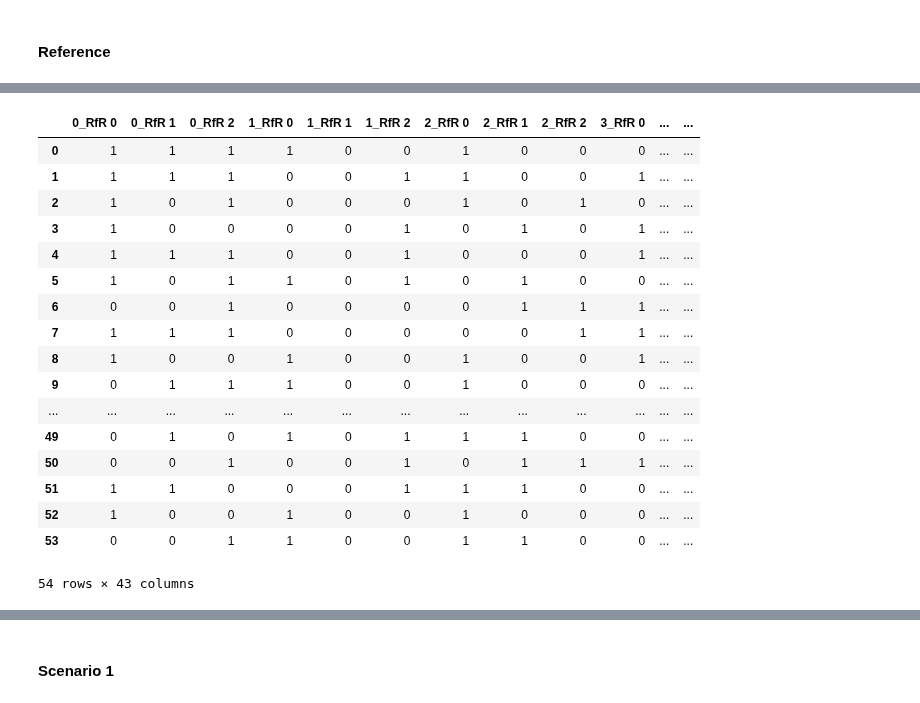
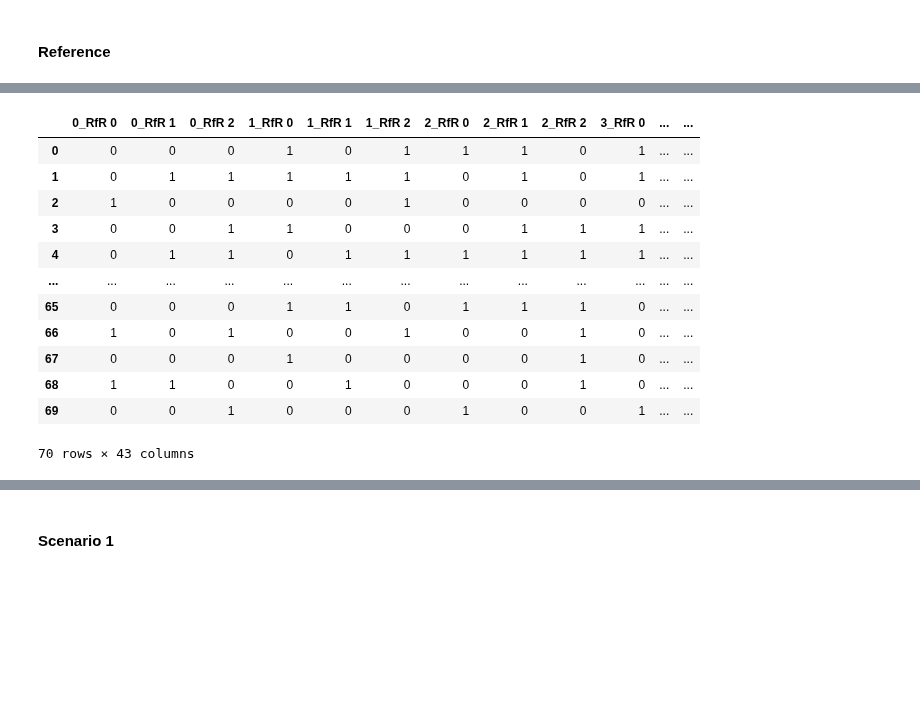
Before and after one commit to ndaswani1/EPA141A-labs, a Jupyter notebook: final assignment/dike_model_multi_scenario_MORDM.ipynb, the cells around one changed output, grey strips where cells are left out. Drawn from its saved outputs; the diff is of its cells as text; code cells hidden in the pictures; blank space fills up the shorter version.

```diff
--- a/final assignment/dike_model_multi_scenario_MORDM.ipynb
+++ b/final assignment/dike_model_multi_scenario_MORDM.ipynb
@@ -342,21 +352,0 @@ results, convergence = optimizations[0]
-# %%
-results
-# %% [output]
-|  | 0_RfR 0 | 0_RfR 1 | 0_RfR 2 | 1_RfR 0 | 1_RfR 1 | 1_RfR 2 | 2_RfR 0 | 2_RfR 1 | 2_RfR 2 | 3_RfR 0 | ... | ... |
-| 0 | 1 | 1 | 1 | 1 | 0 | 0 | 1 | 0 | 0 | 0 | ... | ... |
-| 1 | 1 | 1 | 1 | 0 | 0 | 1 | 1 | 0 | 0 | 1 | ... | ... |
-| 2 | 1 | 0 | 1 | 0 | 0 | 0 | 1 | 0 | 1 | 0 | ... | ... |
-| 3 | 1 | 0 | 0 | 0 | 0 | 1 | 0 | 1 | 0 | 1 | ... | ... |
-| 4 | 1 | 1 | 1 | 0 | 0 | 1 | 0 | 0 | 0 | 1 | ... | ... |
-| 5 | 1 | 0 | 1 | 1 | 0 | 1 | 0 | 1 | 0 | 0 | ... | ... |
-| 6 | 0 | 0 | 1 | 0 | 0 | 0 | 0 | 1 | 1 | 1 | ... | ... |
-| 7 | 1 | 1 | 1 | 0 | 0 | 0 | 0 | 0 | 1 | 1 | ... | ... |
-| 8 | 1 | 0 | 0 | 1 | 0 | 0 | 1 | 0 | 0 | 1 | ... | ... |
-| 9 | 0 | 1 | 1 | 1 | 0 | 0 | 1 | 0 | 0 | 0 | ... | ... |
-| ... | ... | ... | ... | ... | ... | ... | ... | ... | ... | ... | ... | ... |
-| 49 | 0 | 1 | 0 | 1 | 0 | 1 | 1 | 1 | 0 | 0 | ... | ... |
-| 50 | 0 | 0 | 1 | 0 | 0 | 1 | 0 | 1 | 1 | 1 | ... | ... |
-| 51 | 1 | 1 | 0 | 0 | 0 | 1 | 1 | 1 | 0 | 0 | ... | ... |
-| 52 | 1 | 0 | 0 | 1 | 0 | 0 | 1 | 0 | 0 | 0 | ... | ... |
-| 53 | 0 | 0 | 1 | 1 | 0 | 0 | 1 | 1 | 0 | 0 | ... | ... |
-54 rows × 43 columns
@@ -362,0 +356,16 @@ results
+# %%
+reference_set
+# %% [output]
+|  | 0_RfR 0 | 0_RfR 1 | 0_RfR 2 | 1_RfR 0 | 1_RfR 1 | 1_RfR 2 | 2_RfR 0 | 2_RfR 1 | 2_RfR 2 | 3_RfR 0 | ... | ... |
+| 0 | 0 | 0 | 0 | 1 | 0 | 1 | 1 | 1 | 0 | 1 | ... | ... |
+| 1 | 0 | 1 | 1 | 1 | 1 | 1 | 0 | 1 | 0 | 1 | ... | ... |
+| 2 | 1 | 0 | 0 | 0 | 0 | 1 | 0 | 0 | 0 | 0 | ... | ... |
+| 3 | 0 | 0 | 1 | 1 | 0 | 0 | 0 | 1 | 1 | 1 | ... | ... |
+| 4 | 0 | 1 | 1 | 0 | 1 | 1 | 1 | 1 | 1 | 1 | ... | ... |
+| ... | ... | ... | ... | ... | ... | ... | ... | ... | ... | ... | ... | ... |
+| 65 | 0 | 0 | 0 | 1 | 1 | 0 | 1 | 1 | 1 | 0 | ... | ... |
+| 66 | 1 | 0 | 1 | 0 | 0 | 1 | 0 | 0 | 1 | 0 | ... | ... |
+| 67 | 0 | 0 | 0 | 1 | 0 | 0 | 0 | 0 | 1 | 0 | ... | ... |
+| 68 | 1 | 1 | 0 | 0 | 1 | 0 | 0 | 0 | 1 | 0 | ... | ... |
+| 69 | 0 | 0 | 1 | 0 | 0 | 0 | 1 | 0 | 0 | 1 | ... | ... |
+70 rows × 43 columns
```
Also changed, not shown: parts of 15 cells of this notebook, 1 other file.
